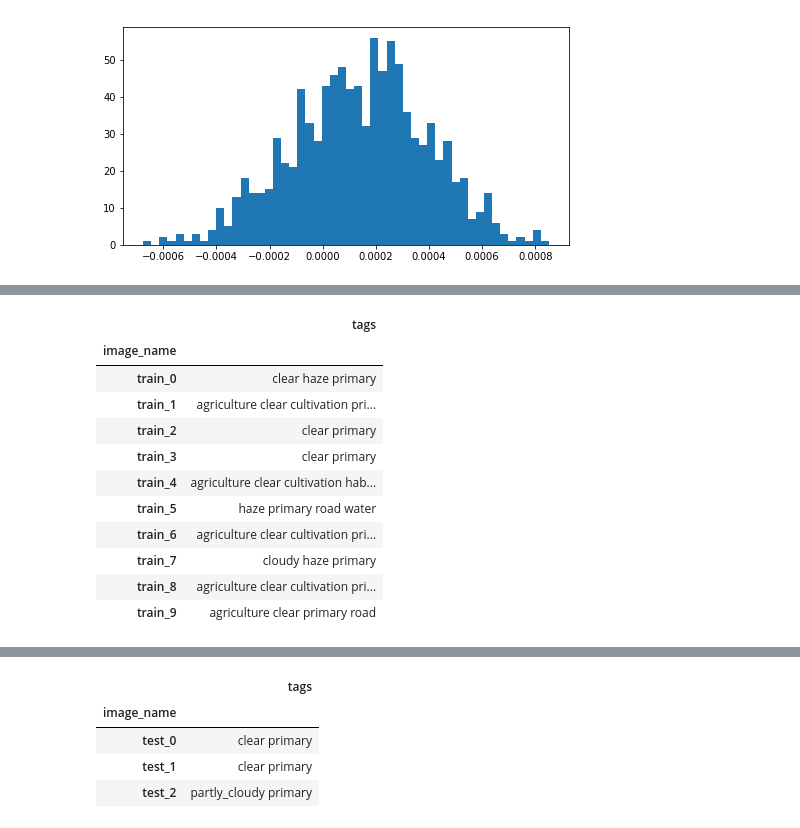
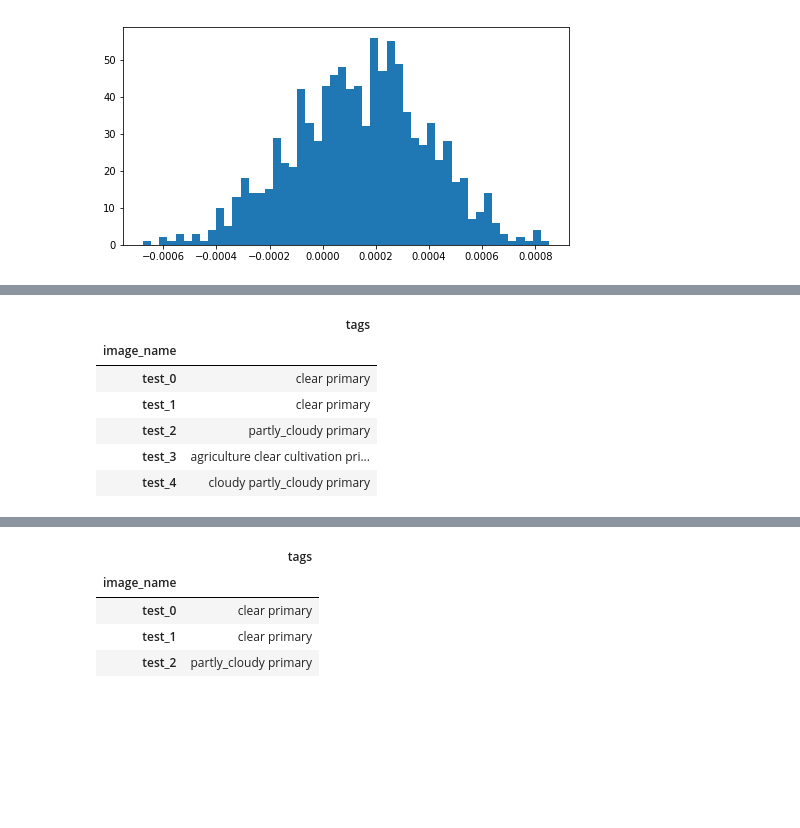
Before and after one commit to lopuhin/kaggle-amazon-2017, a Jupyter notebook: notebooks/heuristics.ipynb, the cells around one changed output, grey strips where cells are left out. Cells and saved outputs as stored; diff of their text form; code cells hidden in the pictures; blank space fills up the shorter version.

```diff
--- a/notebooks/heuristics.ipynb
+++ b/notebooks/heuristics.ipynb
@@ -32,0 +82,5 @@ valid_pred[:3]
+# %%
+valid_pred_6 = pd.read_hdf('../../_data/20170720-232049-b7-albu-0.93374-eval.h5').loc[train_flat.index]
+valid_pred_6 = valid_pred_6.loc[train_flat.index]
+test_pred_6 = pd.read_hdf('../../_data/20170720-232049-b7-albu-0.93374-test.h5').loc[sample_submission.index]
+valid_pred_6[:3]
@@ -32,0 +93,5 @@ valid_pred[:3]
+# %%
+valid_pred_7 = pd.read_hdf('../../_data/train_mean3_0.933493_uncalibrated.h5').loc[train_flat.index]
+valid_pred_7 = valid_pred_7.loc[train_flat.index]
+test_pred_7 = pd.read_hdf('../../_data/test_mean3_0.933493_uncalibrated.h5').loc[sample_submission.index]
+valid_pred_7[:3]
@@ -230,3 +505,6 @@ bayes_test = make_bayes_submission.get_df_prediction(test_pred)
+# %%
+test_pred = 0.6 * test_pred_6 + 0.4 * test_pred_7
+bayes_test = make_bayes_submission.get_df_prediction(test_pred)
 # %%
 bayes_test[:3]
 # %% [output]
@@ -243,22 +521,17 @@ for cls in hack_test.columns:
 hack_test = make_bayes_submission.get_df_prediction(hack_test)
 # %%
 out_df = pd.DataFrame([
-    {'tags': ' '.join(c for c in hack_test.columns if row[c])
-     } for image_name, row in hack_test.iterrows()],
-    index=hack_test.index)
+    {'tags': ' '.join(c for c in bayes_test.columns if row[c])
+     } for image_name, row in bayes_test.iterrows()],
+    index=bayes_test.index)
 # %%
-out_df[:10]
+out_df[:5]
 # %% [output]
 |  | tags |
 | image_name |  |
-| train_0 | clear haze primary |
-| train_1 | agriculture clear cultivation pri... |
-| train_2 | clear primary |
-| train_3 | clear primary |
-| train_4 | agriculture clear cultivation hab... |
-| train_5 | haze primary road water |
-| train_6 | agriculture clear cultivation pri... |
-| train_7 | cloudy haze primary |
-| train_8 | agriculture clear cultivation pri... |
-| train_9 | agriculture clear primary road |
+| test_0 | clear primary |
+| test_1 | clear primary |
+| test_2 | partly_cloudy primary |
+| test_3 | agriculture clear cultivation pri... |
+| test_4 | cloudy partly_cloudy primary |
 # %%
```
Also changed, not shown: parts of 52 cells of this notebook.
